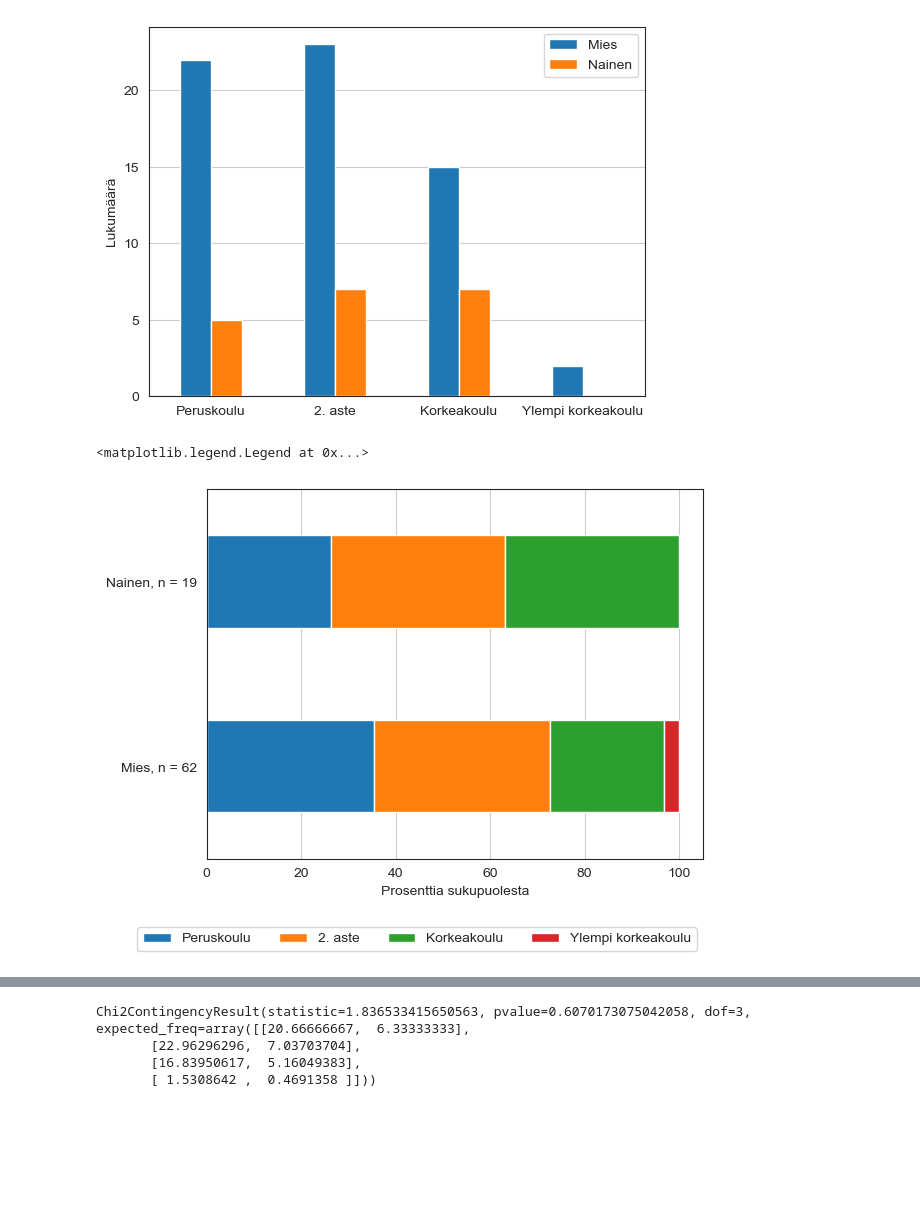
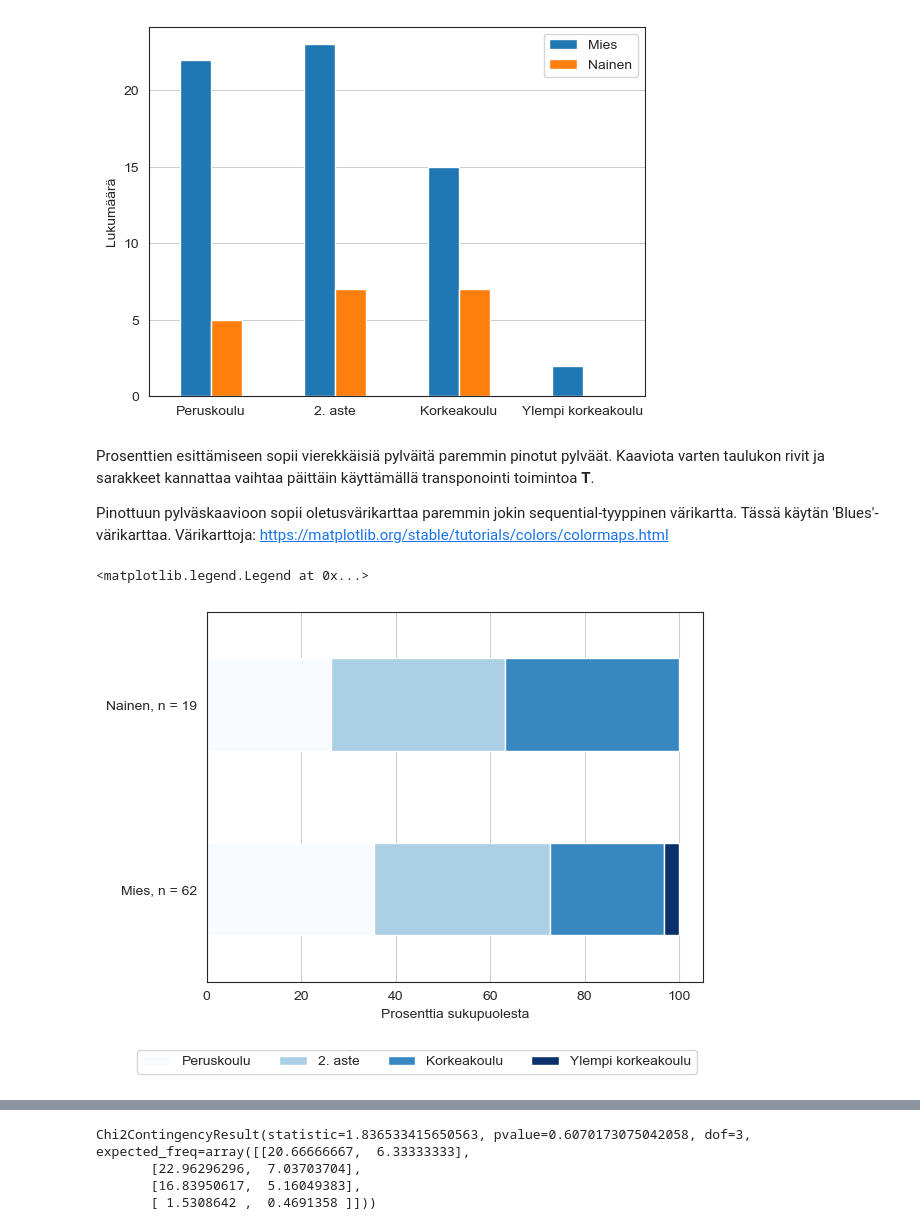
Before and after one commit to taanila/selittava, a Jupyter notebook: ristiintaulukointi.ipynb, the cells around one changed output, grey strips where cells are left out. Drawn from its saved outputs; the diff is of its cells as text; code cells hidden in the pictures; blank space fills up the shorter version.

```diff
--- a/ristiintaulukointi.ipynb
+++ b/ristiintaulukointi.ipynb
@@ -93,21 +88,20 @@ plt.grid(axis='y')
 # %% [output]
 [figure]
+# %% [markdown]
+Prosenttien esittämiseen sopii vierekkäisiä pylväitä paremmin pinotut pylväät. Kaaviota varten taulukon rivit ja sarakkeet kannattaa vaihtaa päittäin käyttämällä transponointi  toimintoa **T**.
+
+Pinottuun pylväskaavioon sopii oletusvärikarttaa paremmin jokin sequential-tyyppinen värikartta. Tässä käytän 'Blues'-värikarttaa. Värikarttoja: https://matplotlib.org/stable/tutorials/colors/colormaps.html
 # %%
-# Prosentit pinottuina pylväinä
-# T vaihtaa taulukon rivit ja sarakkeet (kaavion arvosarjat ja kategoriat) päittäin
-df3.T.plot.barh(stacked=True)
+df3.T.plot(kind='barh', stacked=True, cmap='Blues')
 
-# x-akselin otsikko
 plt.xlabel('Prosenttia sukupuolesta')
-
-# Pystysuuntainen taustaviivoitus
 plt.grid(axis='x')
 
 # Selitteen sijoittelu suhteessa origoon, selitteitä 4 vierekkäin
 plt.legend(loc=(-0.14, -0.25), ncol=4)
 # %% [output]
 <matplotlib.legend.Legend at 0x...>
-[figure, old version]
+[figure, new version]
 # %% [markdown]
 ## Onko ristiintaulukoinnissa havaittu riippuvuus tilastollisesti merkitsevää?
 
```
Also changed, not shown: parts of 6 cells of this notebook.
